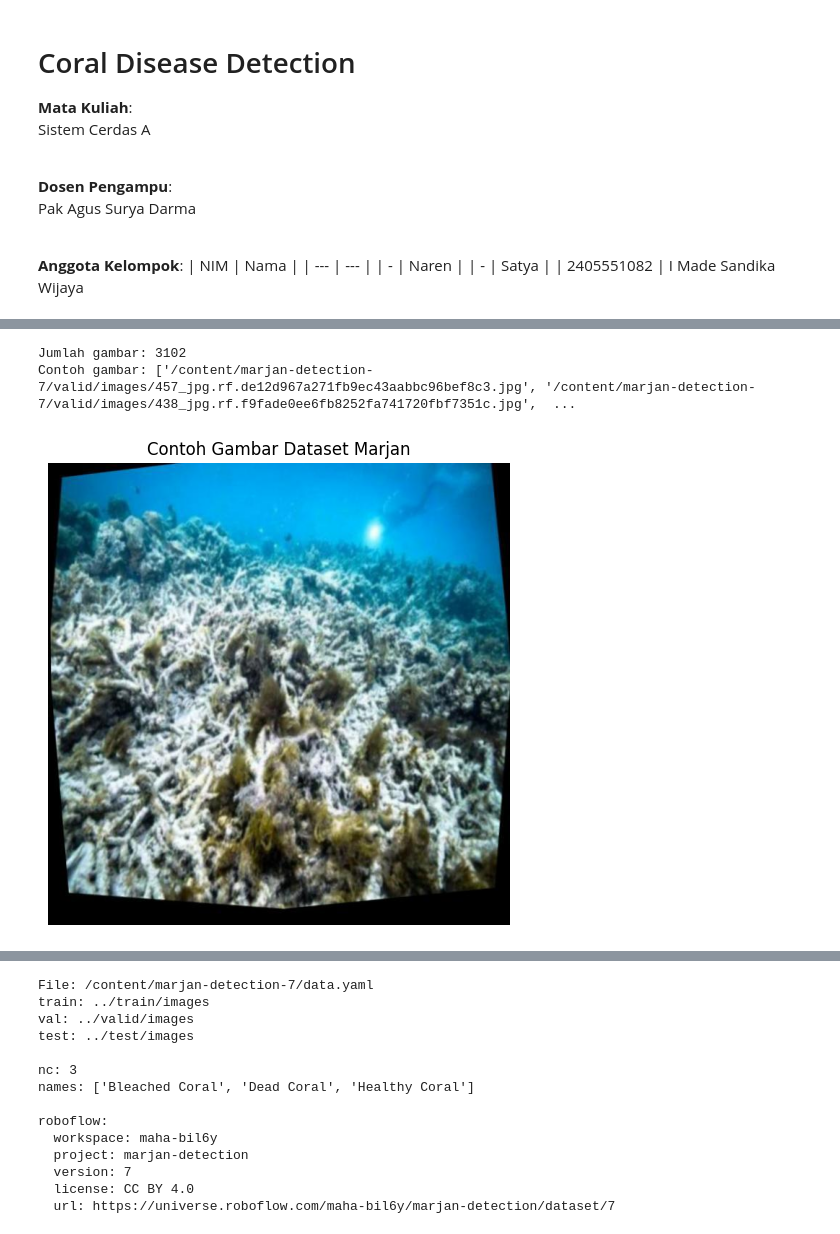
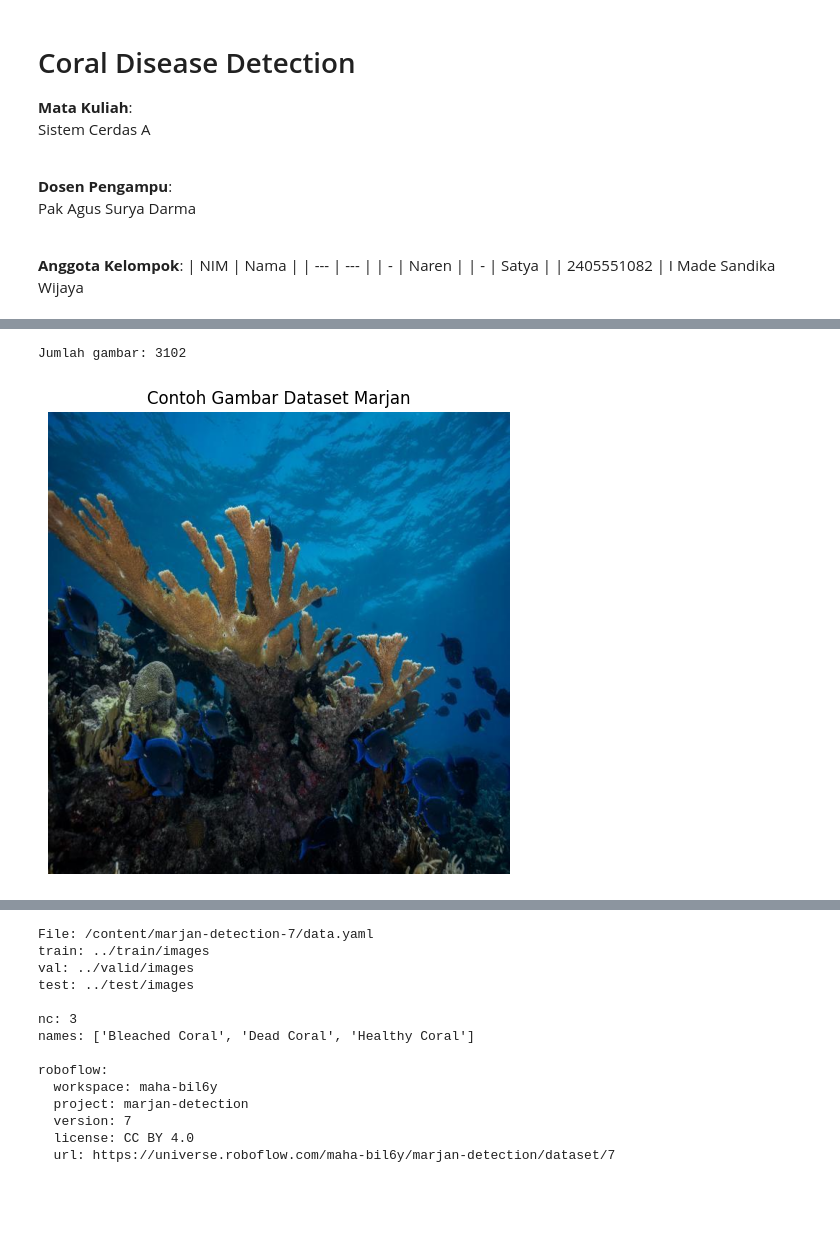
Before and after one commit to Sands225/Coral-Disease-Classification, a Jupyter notebook: [Sistem_Cerdas]_Coral_Disease_Detection.ipynb, the cells around one changed output, grey strips where cells are left out. Cells and saved outputs as stored; diff of their text form; code cells hidden in the pictures; blank space fills up the shorter version.

```diff
--- a/[Sistem_Cerdas]_Coral_Disease_Detection.ipynb
+++ b/[Sistem_Cerdas]_Coral_Disease_Detection.ipynb
@@ -108,27 +131,22 @@ marjan-detection-7/
 # %%
-dataset_path = "/content/marjan-detection-7"
-
 # Cari semua file gambar di dalam dataset
 image_extensions = ["*.jpg", "*.jpeg", "*.png", "*.webp"]
 image_files = []
 
 for ext in image_extensions:
   image_files.extend(
     glob(os.path.join(dataset_path, "**", ext), recursive=True)
   )
 
 print("Jumlah gambar:", len(image_files))
-print("Contoh gambar:", image_files[:5])
+
+img = Image.open(image_files[0])
+
+plt.figure(figsize=(8, 6))
+plt.imshow(img)
+plt.axis("off")
+plt.title("Contoh Gambar Dataset Marjan")
+plt.show()
 # %% [output]
 Jumlah gambar: 3102
-Contoh gambar: ['/content/marjan-detection-7/valid/images/457_jpg.rf.de12d967a271fb9ec43aabbc96bef8c3.jpg', '/content/marjan-detection-7/valid/images/438_jpg.rf.f9fade0ee6fb8252fa741720fbf7351c.jpg',  ...
+[figure, added]
-# %%
-img = Image.open(image_files[0])
-
-plt.figure(figsize=(8, 6))
-plt.imshow(img)
-plt.axis("off")
-plt.title("Contoh Gambar Dataset Marjan")
-plt.show()
-# %% [output]
-[figure, removed]
```
Also changed, not shown: parts of 33 cells of this notebook.
